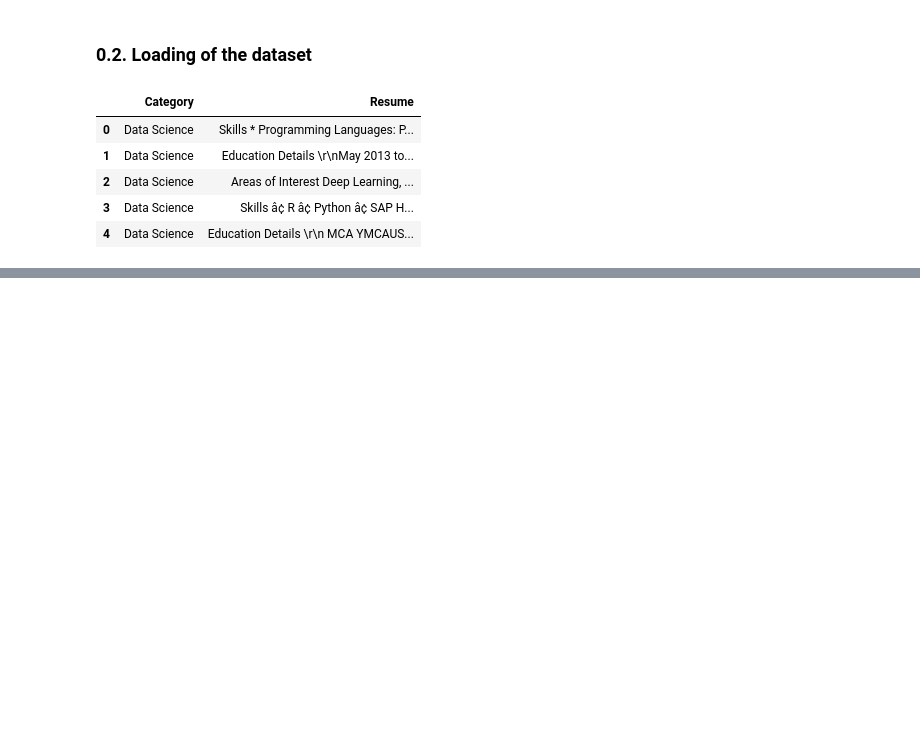
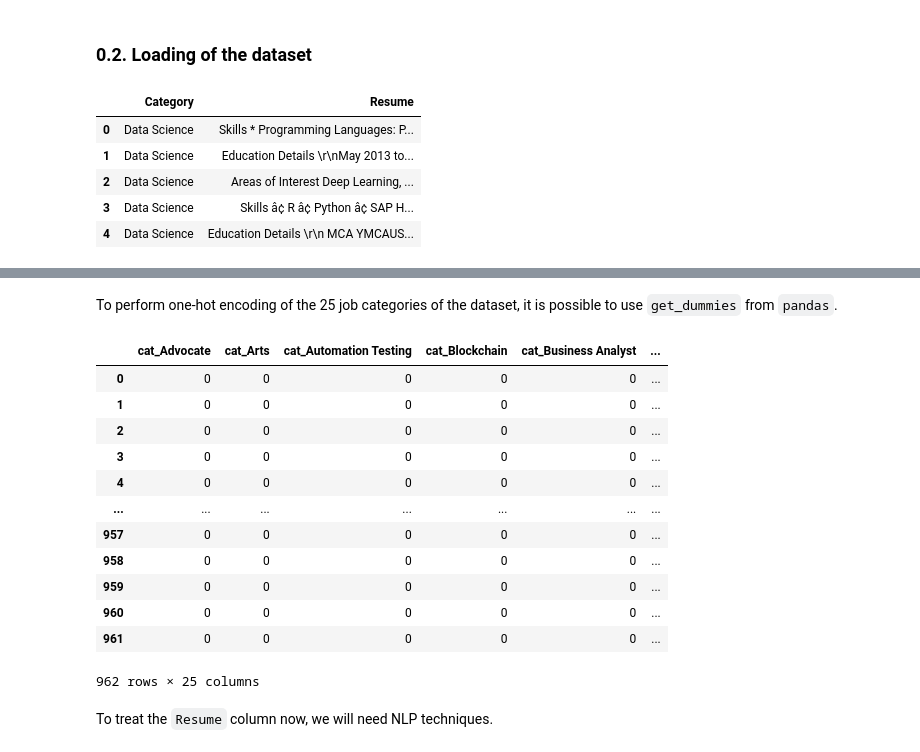
Before and after one commit to AdameBf/resume-classifier, a Jupyter notebook: ResumeParser.ipynb, the cells around one changed output, grey strips where cells are left out. Cells and saved outputs as stored; diff of their text form; code cells hidden in the pictures; blank space fills up the shorter version.

```diff
--- a/ResumeParser.ipynb
+++ b/ResumeParser.ipynb
@@ -31,0 +95,20 @@ resume_data.head()
+# %% [markdown]
+To perform one-hot encoding of the 25 job categories of the dataset, it is possible to use ``get_dummies`` from ``pandas``.
+# %%
+pd.get_dummies(resume_data['Category'], prefix='cat')
+# %% [output]
+|  | cat_Advocate | cat_Arts | cat_Automation Testing | cat_Blockchain | cat_Business Analyst | ... |
+| 0 | 0 | 0 | 0 | 0 | 0 | ... |
+| 1 | 0 | 0 | 0 | 0 | 0 | ... |
+| 2 | 0 | 0 | 0 | 0 | 0 | ... |
+| 3 | 0 | 0 | 0 | 0 | 0 | ... |
+| 4 | 0 | 0 | 0 | 0 | 0 | ... |
+| ... | ... | ... | ... | ... | ... | ... |
+| 957 | 0 | 0 | 0 | 0 | 0 | ... |
+| 958 | 0 | 0 | 0 | 0 | 0 | ... |
+| 959 | 0 | 0 | 0 | 0 | 0 | ... |
+| 960 | 0 | 0 | 0 | 0 | 0 | ... |
+| 961 | 0 | 0 | 0 | 0 | 0 | ... |
+962 rows × 25 columns
+# %% [markdown]
+To treat the ``Resume`` column now, we will need NLP techniques.
```
Also changed, not shown: parts of 12 cells of this notebook.
